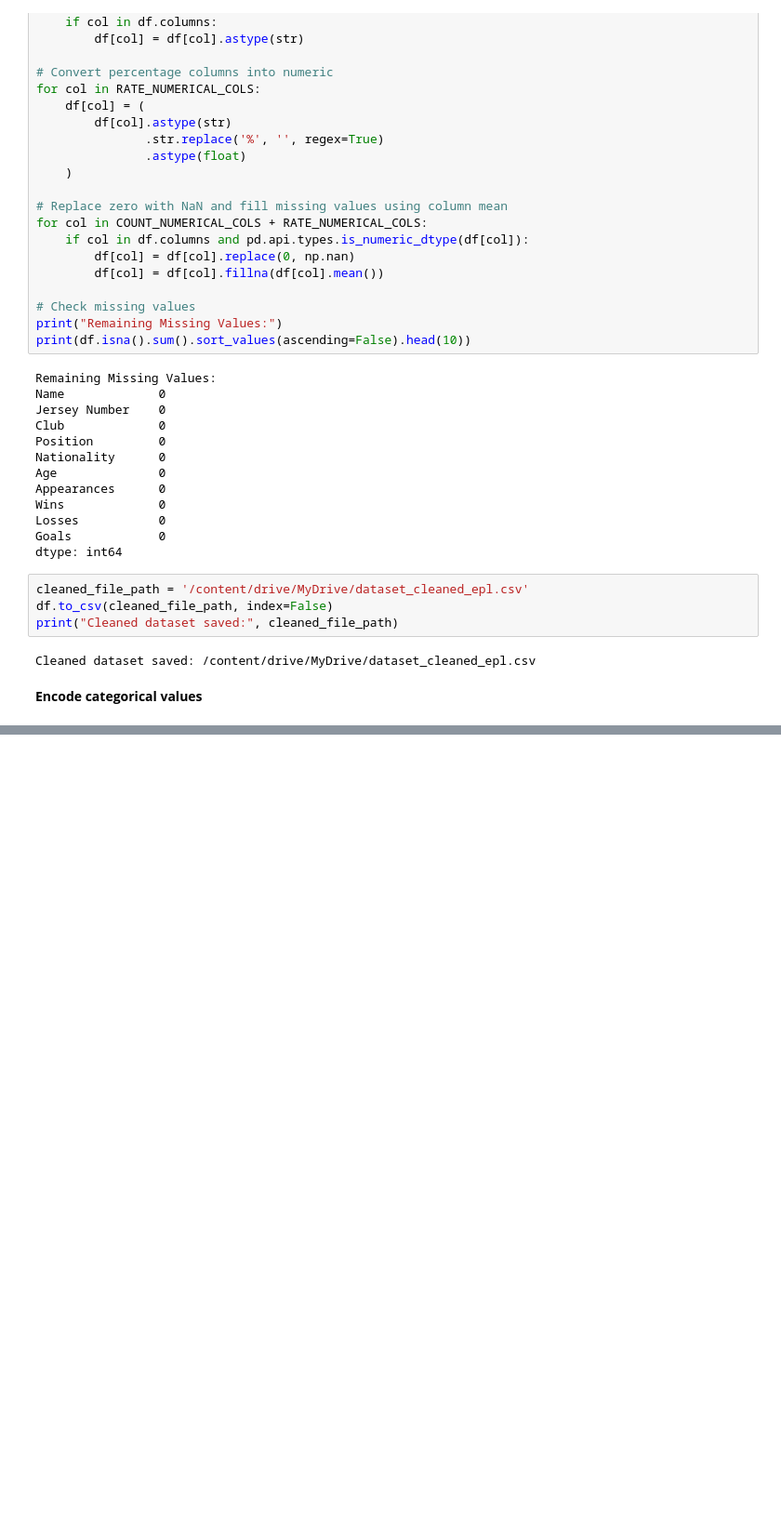
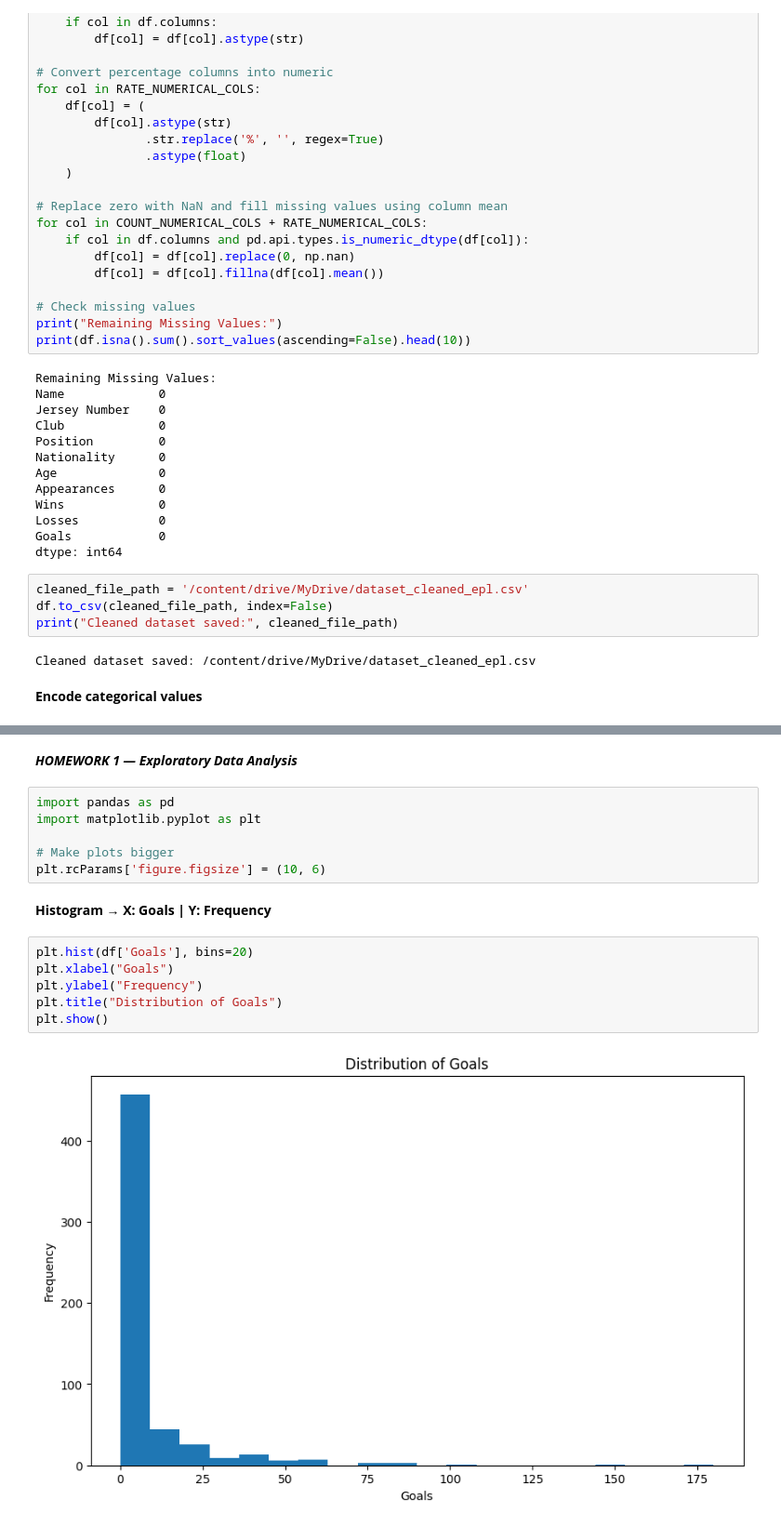
Before and after one commit to springboardmentor1979b-cmyk/ScoreSight---Predicting-EPL-Points-Tally-Top-Scorer, a Jupyter notebook: Vishal_EplScorePrediction.ipynb, the cells around one changed output, grey strips where cells are left out. Shown at 93% size. Drawn from its saved outputs; the diff is of its cells as text; blank space fills up the shorter version.

```diff
--- a/Vishal_EplScorePrediction.ipynb
+++ b/Vishal_EplScorePrediction.ipynb
@@ -284,3 +284,21 @@ Original DataFrame:
 1             False                 True            True           False
 2             False                False           False            True
 3              True                False            True           False
+# %% [markdown]
+***HOMEWORK 1 — Exploratory Data Analysis***
+# %%
+import pandas as pd
+import matplotlib.pyplot as plt
+
+# Make plots bigger
+plt.rcParams['figure.figsize'] = (10, 6)
+# %% [markdown]
+**Histogram → X: Goals | Y: Frequency**
+# %%
+plt.hist(df['Goals'], bins=20)
+plt.xlabel("Goals")
+plt.ylabel("Frequency")
+plt.title("Distribution of Goals")
+plt.show()
+# %% [output]
+[figure, added]
```
Also changed, not shown: parts of 18 cells of this notebook.
